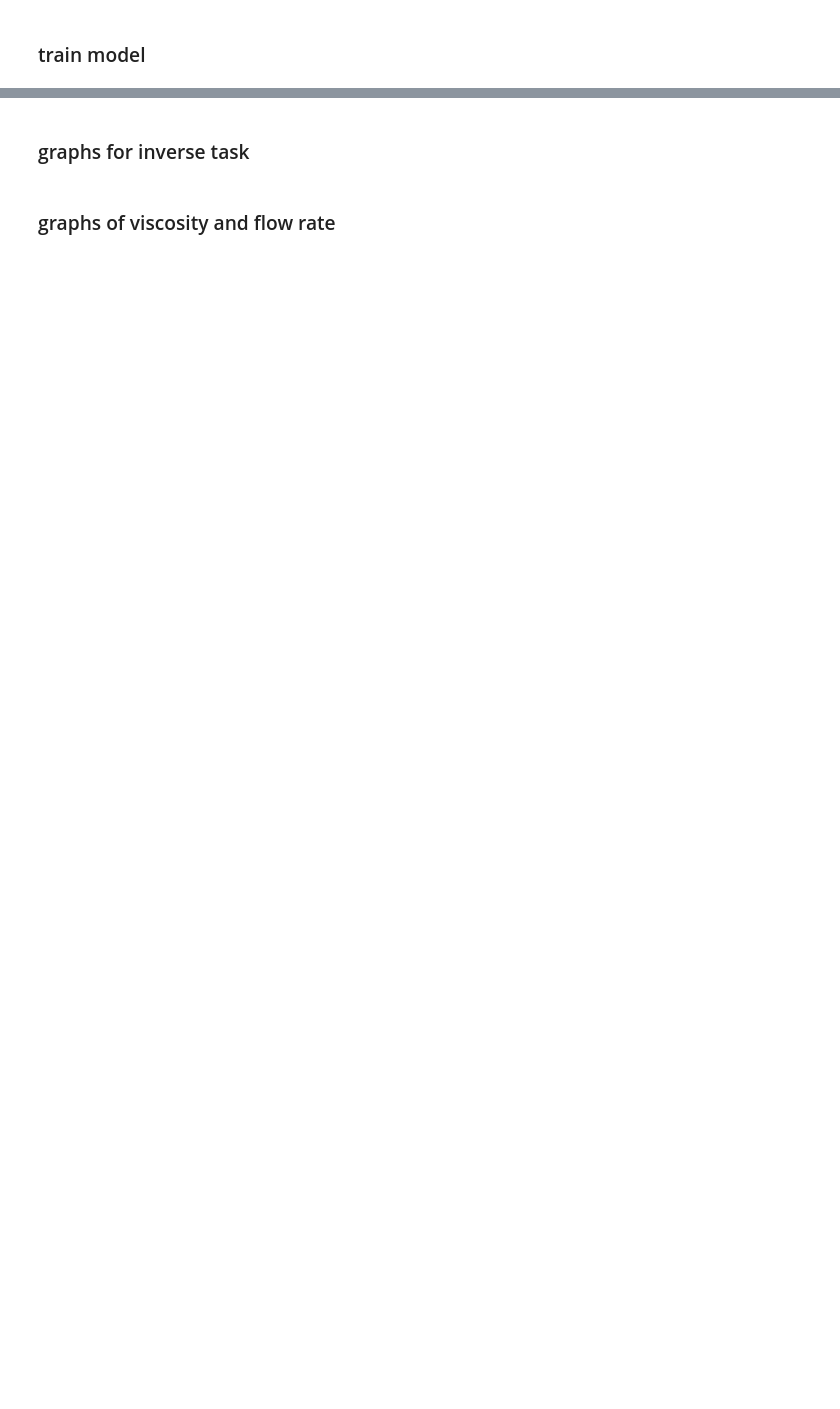
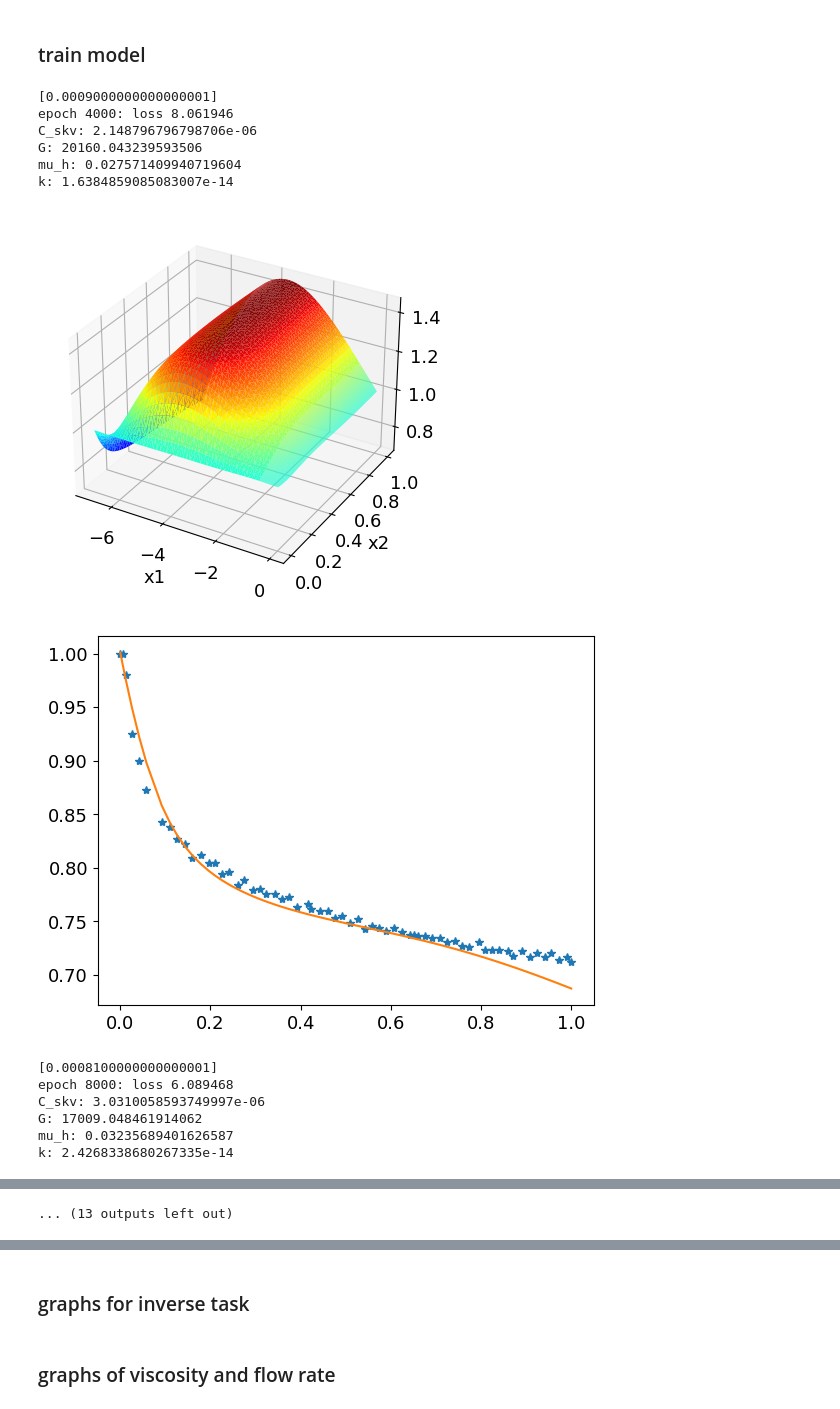
Before and after one commit to aminevdam/Inverse_task, a Jupyter notebook: badertdinova_task/inverse/invrerse.ipynb, the cells around one changed output, grey strips where cells are left out. Cells and saved outputs as stored; diff of their text form; code cells hidden in the pictures; blank space fills up the shorter version.

```diff
--- a/badertdinova_task/inverse/invrerse.ipynb
+++ b/badertdinova_task/inverse/invrerse.ipynb
@@ -33,7 +35,8 @@ plt.show()
 # Initialization
 device = torch.device('cuda')
 lr = 0.001
-epochs = 24000
+epochs = 30000
+loss_inverse = []
 
 tol = 0.
 n_t = 50
@@ -118,31 +121,46 @@ for epoch in range(1, epochs+1):
 
     # Optimize loss function
     loss_pde = optimizer.step(closure)
     if epoch % 3000 == 0:
         scheduler.step()
         print(scheduler.get_last_lr())
     loss_value = loss_pde.item() if not isinstance(loss_pde, float) else loss_pde
-
+    loss_inverse.append(loss_value)
 
     if epoch%4000==0:
         print(f'epoch {epoch}: loss {loss_value:.6f}')
         print('C_skv:', model.C_skv.item()*1e-6)
         print('G:', model.G.item()*1e+4)
         print('mu_h:', model.mu_h.item()*25e-3)
         print('k:', model.k.item()*1e-14)
 
         L_t, W = model.loss_weights(grid)
         fig1 = plt.figure()
         ax1 = fig1.add_subplot(projection='3d')
         ax1.plot_trisurf(grid[:, 1].cpu().detach().numpy().reshape(-1), grid[:, 0].cpu().detach().numpy().reshape(-1),
                     model(grid).cpu().detach().numpy().reshape(-1), cmap=cm.jet, linewidth=0.2, alpha=1)
         ax1.set_xlabel("x1")
         ax1.set_ylabel("x2")
         plt.show()
 
         plt.plot(t_data.cpu().detach().numpy().reshape(-1), f_drop(t_data).reshape(-1), '*')
         plt.plot(t_data.cpu().detach().numpy().reshape(-1), model(bnd_data).cpu().detach().numpy().reshape(-1))
         plt.show()
 
     if epoch == 5 or epoch%3000 == 0:
         model_p_drop.append(model(bnd_data).cpu().detach().numpy().reshape(-1))
+# %% [output]
+[0.0009000000000000001]
+epoch 4000: loss 8.061946
+C_skv: 2.148796796798706e-06
+G: 20160.043239593506
+mu_h: 0.027571409940719604
+k: 1.6384859085083007e-14
+[figure, added]
+[figure, added]
+[0.0008100000000000001]
+epoch 8000: loss 6.089468
+C_skv: 3.0310058593749997e-06
+G: 17009.048461914062
+mu_h: 0.03235689401626587
+k: 2.4268338680267335e-14
@@ -148,0 +186 @@ for epoch in range(1, epochs+1):
+... (13 outputs left out)
```
Also changed, not shown: parts of 3 cells of this notebook, 11 other files.
